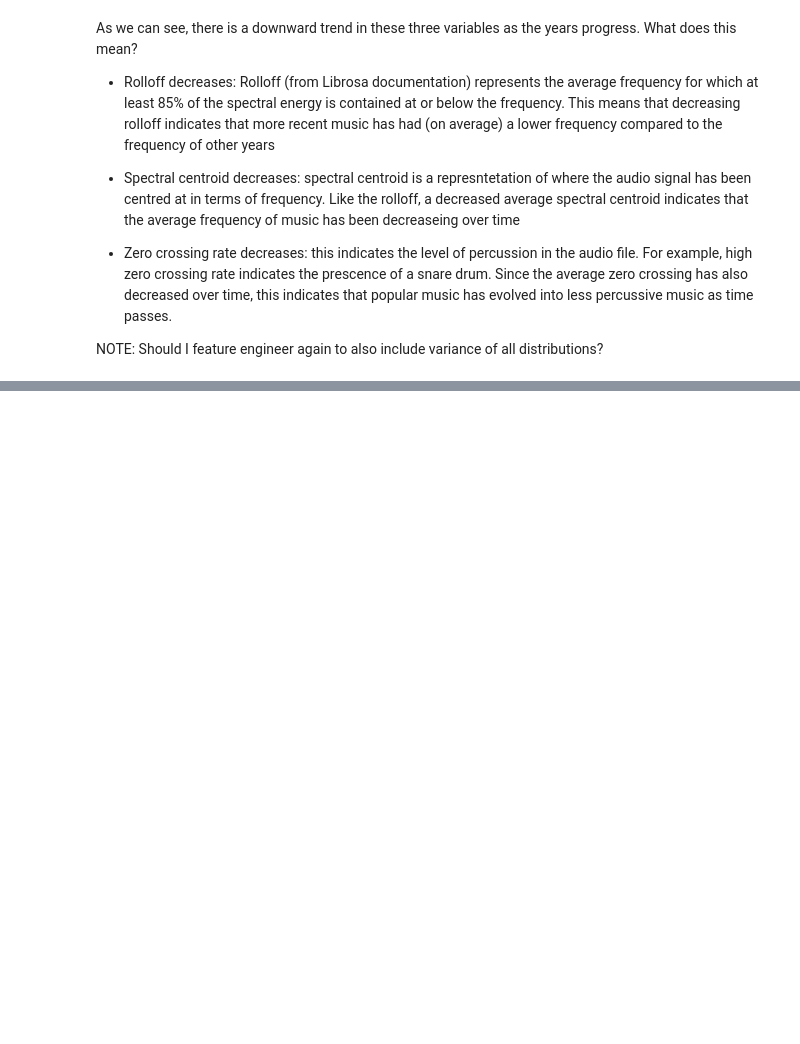
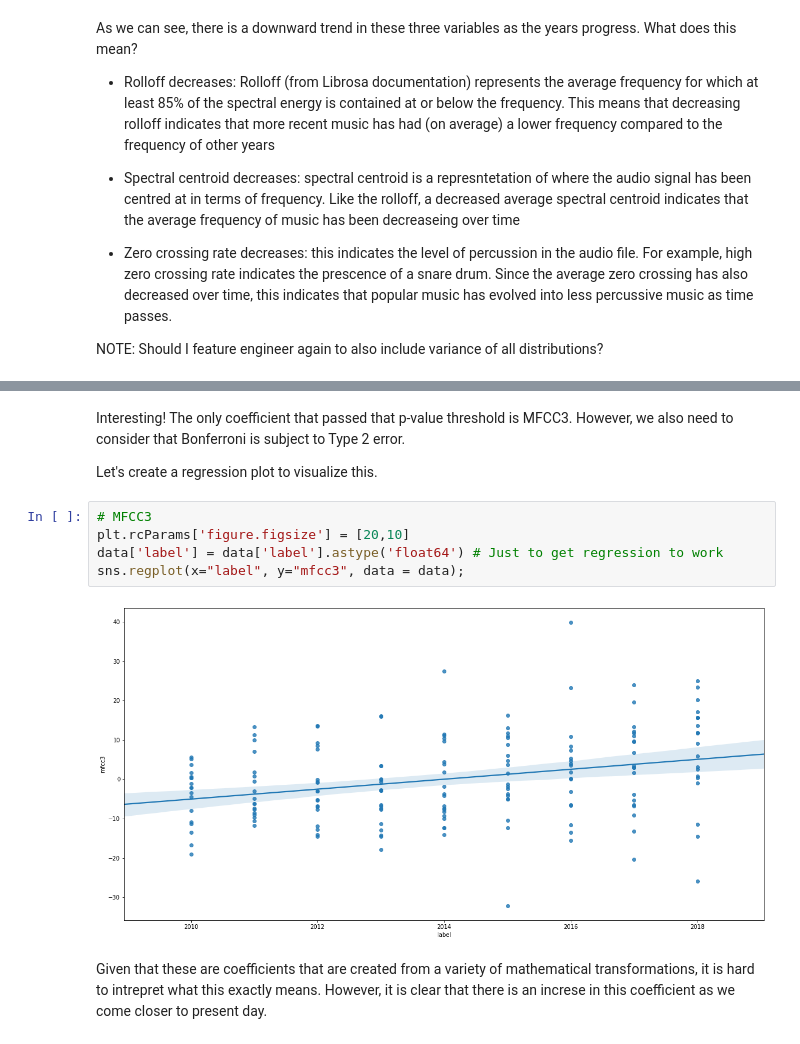
Before and after one commit to aaronabraham311/SoundOff, a Jupyter notebook: scripts/eda.ipynb, the cells around one changed output, grey strips where cells are left out. Saved outputs shown, nothing was run; the diff lists cells and outputs as text; blank space fills up the shorter version.

Commit message:
MFCC regression testing

```diff
--- a/scripts/eda.ipynb
+++ b/scripts/eda.ipynb
@@ -213,0 +245,13 @@ NOTE: Should I feature engineer again to also include variance of all distributi
+# %% [markdown]
+Interesting! The only coefficient that passed that p-value threshold is MFCC3. However, we also need to consider that Bonferroni is subject to Type 2 error.
+
+Let's create a regression plot to visualize this.
+# %%
+# MFCC3
+plt.rcParams['figure.figsize'] = [20,10]
+data['label'] = data['label'].astype('float64') # Just to get regression to work
+sns.regplot(x="label", y="mfcc3", data = data);
+# %% [output]
+[figure, added]
+# %% [markdown]
+Given that these are coefficients that are created from a variety of mathematical transformations, it is hard to intrepret what this exactly means. However, it is clear that there is an increse in this coefficient as we come closer to present day.
```
Also changed, not shown: parts of 4 cells of this notebook.
